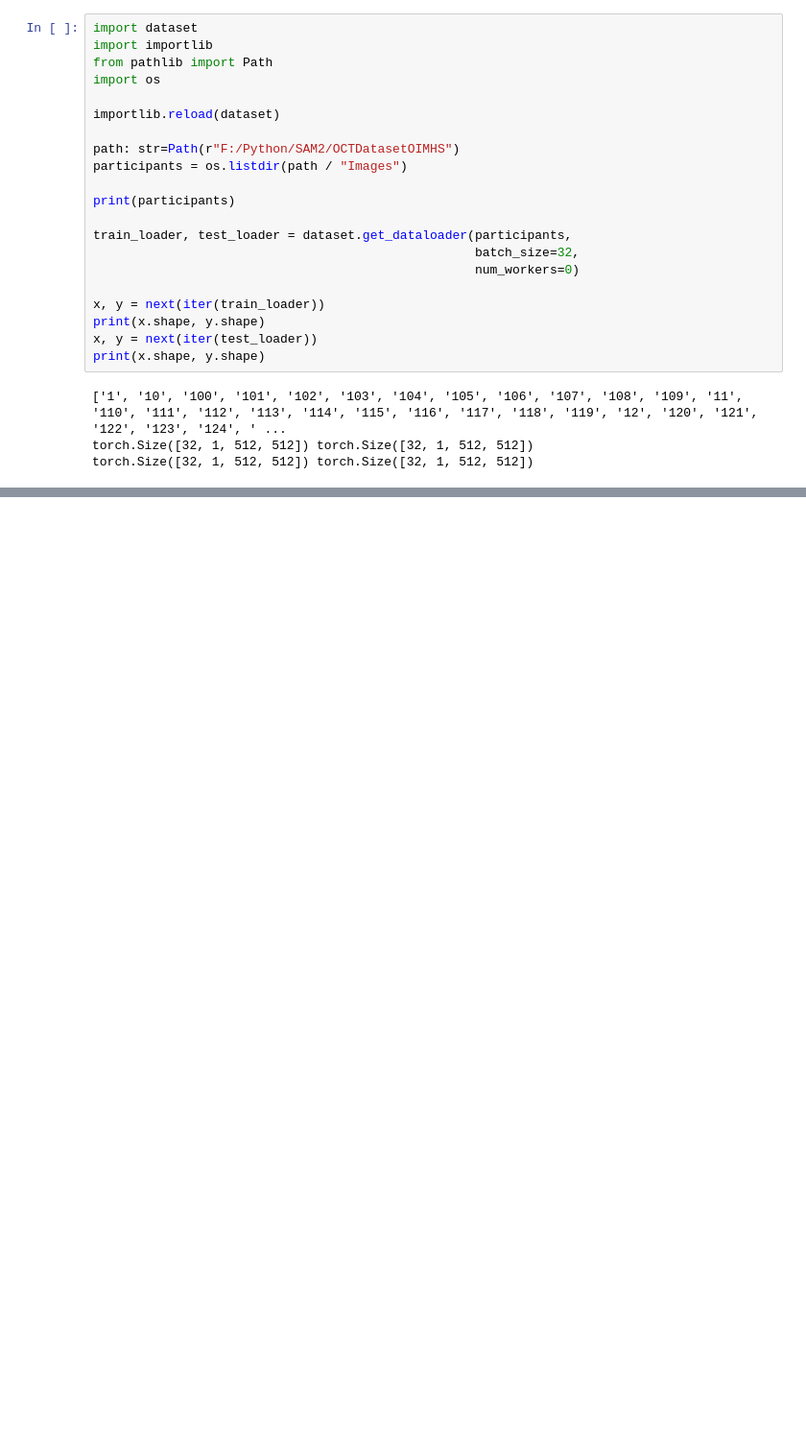
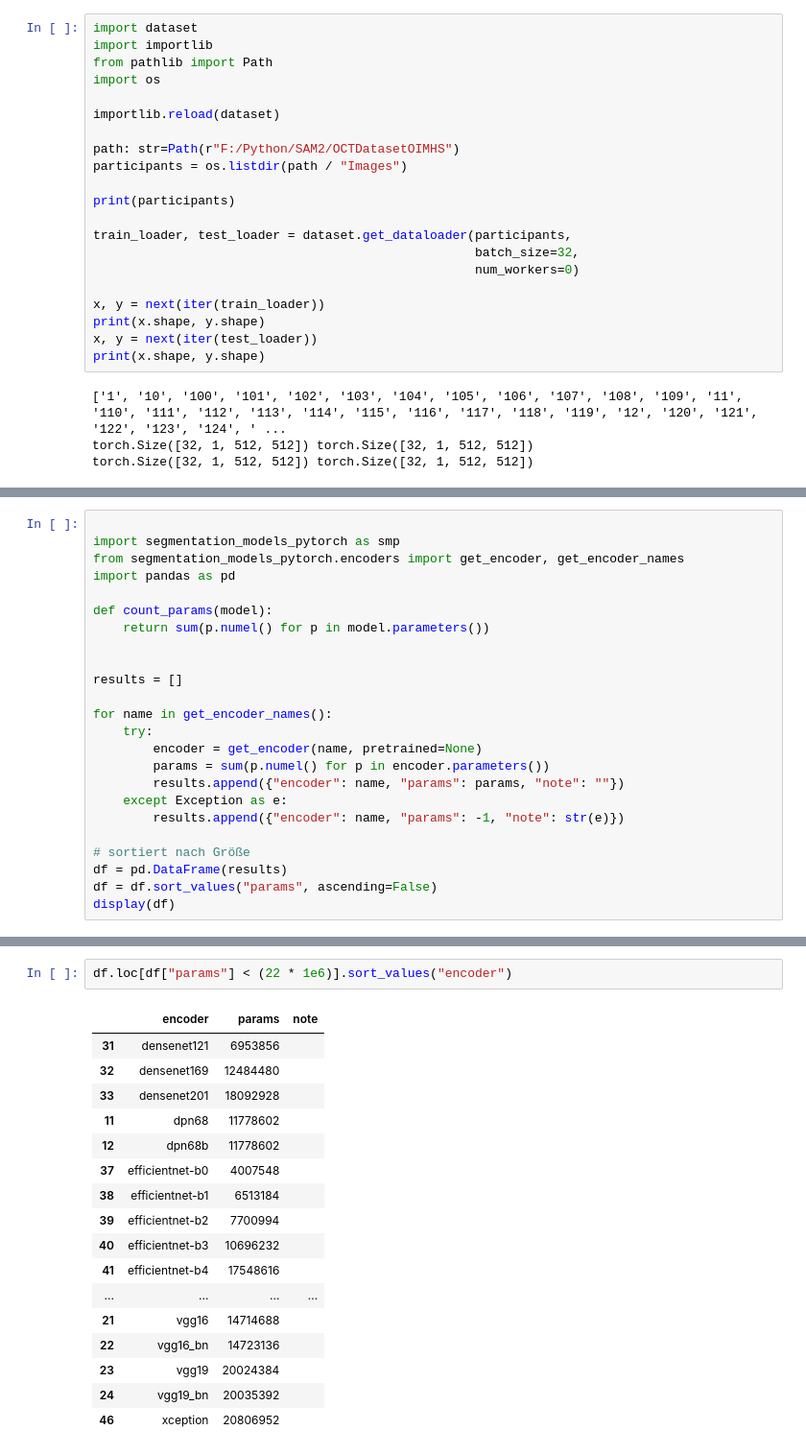
Before and after one commit to Arueris/Segmentation, a Jupyter notebook: dev.ipynb, the cells around one changed output, grey strips where cells are left out. Shown at 96% size. Cells and saved outputs as stored; diff of their text form; blank space fills up the shorter version.

```diff
--- a/dev.ipynb
+++ b/dev.ipynb
@@ -108,0 +200,24 @@ UnetPlusPlus(
+# %%
+
+import segmentation_models_pytorch as smp
+from segmentation_models_pytorch.encoders import get_encoder, get_encoder_names
+import pandas as pd
+
+def count_params(model):
+    return sum(p.numel() for p in model.parameters())
+
+
+results = []
+
+for name in get_encoder_names():
+    try:
+        encoder = get_encoder(name, pretrained=None)
+        params = sum(p.numel() for p in encoder.parameters())
+        results.append({"encoder": name, "params": params, "note": ""})
+    except Exception as e:
+        results.append({"encoder": name, "params": -1, "note": str(e)})
+
+# sortiert nach Größe
+df = pd.DataFrame(results)
+df = df.sort_values("params", ascending=False)
+display(df)
@@ -108,0 +238,20 @@ UnetPlusPlus(
+# %%
+df.loc[df["params"] < (22 * 1e6)].sort_values("encoder")
+# %% [output]
+|  | encoder | params | note |
+| 31 | densenet121 | 6953856 |  |
+| 32 | densenet169 | 12484480 |  |
+| 33 | densenet201 | 18092928 |  |
+| 11 | dpn68 | 11778602 |  |
+| 12 | dpn68b | 11778602 |  |
+| 37 | efficientnet-b0 | 4007548 |  |
+| 38 | efficientnet-b1 | 6513184 |  |
+| 39 | efficientnet-b2 | 7700994 |  |
+| 40 | efficientnet-b3 | 10696232 |  |
+| 41 | efficientnet-b4 | 17548616 |  |
+| ... | ... | ... | ... |
+| 21 | vgg16 | 14714688 |  |
+| 22 | vgg16_bn | 14723136 |  |
+| 23 | vgg19 | 20024384 |  |
+| 24 | vgg19_bn | 20035392 |  |
+| 46 | xception | 20806952 |  |
```
Also changed, not shown: parts of 6 cells of this notebook, 4 other files.
